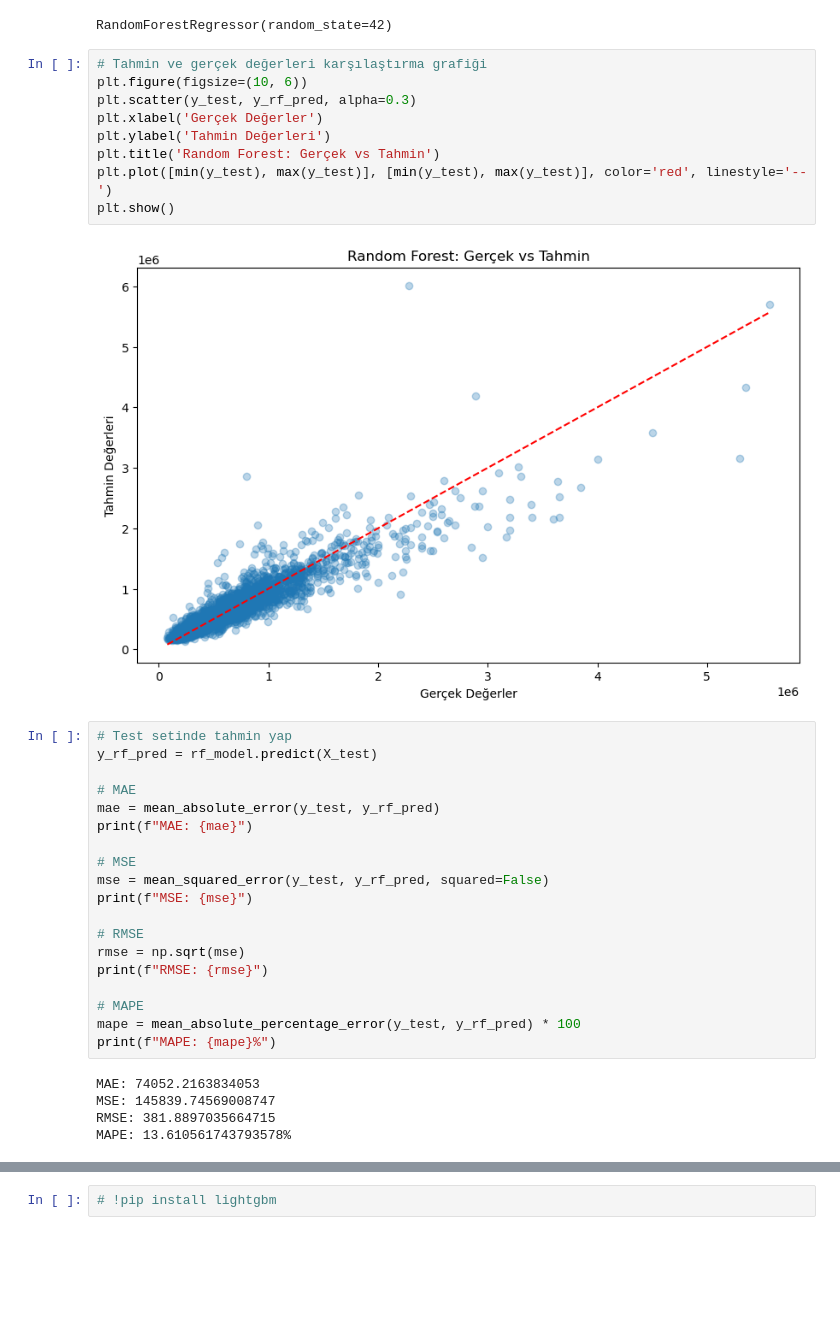
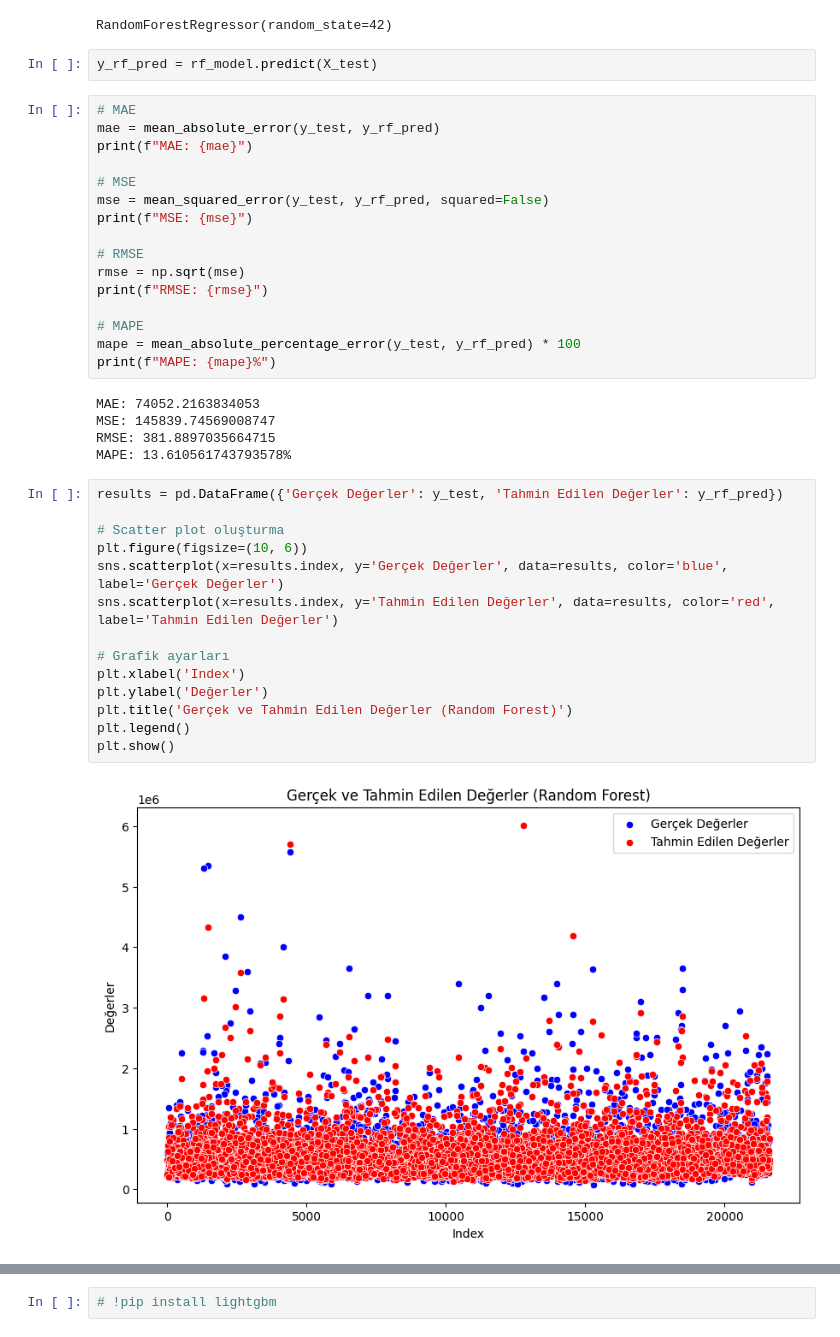
Before and after one commit to ismailcankaratas/Boston-Housing-ML, a Jupyter notebook: app.ipynb, the cells around one changed output, grey strips where cells are left out. Saved outputs shown, nothing was run; the diff lists cells and outputs as text; blank space fills up the shorter version.

```diff
--- a/app.ipynb
+++ b/app.ipynb
@@ -351,21 +329,9 @@ rf_model = RandomForestRegressor(n_estimators=100, random_state=42)
 rf_model.fit(X_train, y_train)
 # %% [output]
 RandomForestRegressor(random_state=42)
-# %%
-# Tahmin ve gerçek değerleri karşılaştırma grafiği
-plt.figure(figsize=(10, 6))
-plt.scatter(y_test, y_rf_pred, alpha=0.3)
-plt.xlabel('Gerçek Değerler')
-plt.ylabel('Tahmin Değerleri')
-plt.title('Random Forest: Gerçek vs Tahmin')
-plt.plot([min(y_test), max(y_test)], [min(y_test), max(y_test)], color='red', linestyle='--')
-plt.show()
-# %% [output]
-[figure, removed]
+# %%
+y_rf_pred = rf_model.predict(X_test)
 # %%
-# Test setinde tahmin yap
-y_rf_pred = rf_model.predict(X_test)
-
 # MAE
 mae = mean_absolute_error(y_test, y_rf_pred)
 print(f"MAE: {mae}")
@@ -386,3 +352,19 @@ MAE: 74052.2163834053
 MSE: 145839.74569008747
 RMSE: 381.8897035664715
 MAPE: 13.610561743793578%
+# %%
+results = pd.DataFrame({'Gerçek Değerler': y_test, 'Tahmin Edilen Değerler': y_rf_pred})
+
+# Scatter plot oluşturma
+plt.figure(figsize=(10, 6))
+sns.scatterplot(x=results.index, y='Gerçek Değerler', data=results, color='blue', label='Gerçek Değerler')
+sns.scatterplot(x=results.index, y='Tahmin Edilen Değerler', data=results, color='red', label='Tahmin Edilen Değerler')
+
+# Grafik ayarları
+plt.xlabel('Index')
+plt.ylabel('Değerler')
+plt.title('Gerçek ve Tahmin Edilen Değerler (Random Forest)')
+plt.legend()
+plt.show()
+# %% [output]
+[figure, added]
```
Also changed, not shown: parts of 31 cells of this notebook, 3 other files.
